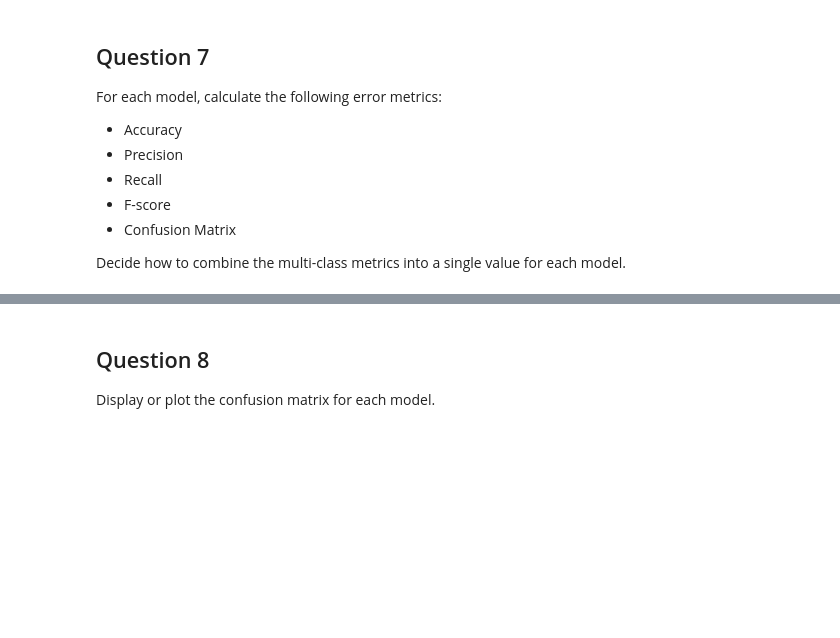
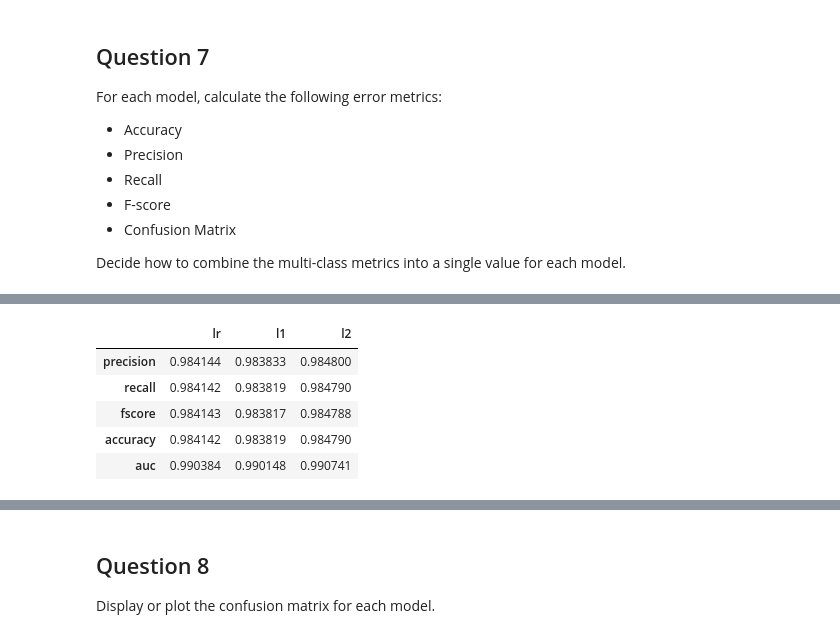
Before and after one commit to HyosikMoon/Coursera, a Jupyter notebook: Machine_Learning/Course3_Supervised_Machine_Learning_Classification/Logistic_Regression/03a_LAB_Logistic_Regression_Error_Metrics.ipynb, the cells around one changed output, grey strips where cells are left out. Saved outputs shown, nothing was run; the diff lists cells and outputs as text; code cells hidden in the pictures; blank space fills up the shorter version.

```diff
--- a/Machine_Learning/Course3_Supervised_Machine_Learning_Classification/Logistic_Regression/03a_LAB_Logistic_Regression_Error_Metrics.ipynb
+++ b/Machine_Learning/Course3_Supervised_Machine_Learning_Classification/Logistic_Regression/03a_LAB_Logistic_Regression_Error_Metrics.ipynb
@@ -560,19 +544,36 @@ Name: Activity, Length: 3090, dtype: int32
 # %%
 # Practice
 from sklearn.metrics import precision_recall_fscore_support as score
-from sklearn.metrics import confusion_matrix, accuracy_socre, roc_auc_score
+from sklearn.metrics import confusion_matrix, accuracy_score, roc_auc_score
 from sklearn.preprocessing import label_binarize
 
 metrics = list()
 cm = dict()
 
 for lab in coeff_labels:
-    precision, recall, fscore, _ = score(y_test, y_pred[lab], average='weigthed')
+    precision, recall, fscore, _ = score(y_test, y_pred[lab], average='weighted')
 
     accuracy = accuracy_score(y_test, y_pred[lab])
 
-    auc = roc_auc_score(label_binarize(y_test, classes=[0, 1, 2, 3, 4, 5]),
-                       labe)
+    auc = roc_auc_score(label_binarize(y_test, classes=[0,1,2,3,4,5]),
+                        label_binarize(y_pred[lab], classes=[0,1,2,3,4,5]),
+                        average='weighted')
+
+    cm[lab] = confusion
+
+    metrics.append(pd.Series({'precision':precision, 'recall':recall, 'fscore': fscore,
+                             'accuracy':accuracy, 'auc':auc}, name=lab))
+
+metrics = pd.concat(metrics, axis=1)
+metrics
+# coeff_labels
+# %% [output]
+|  | lr | l1 | l2 |
+| precision | 0.984144 | 0.983833 | 0.984800 |
+| recall | 0.984142 | 0.983819 | 0.984790 |
+| fscore | 0.984143 | 0.983817 | 0.984788 |
+| accuracy | 0.984142 | 0.983819 | 0.984790 |
+| auc | 0.990384 | 0.990148 | 0.990741 |
 # %%
 metrics
 ### END SOLUTION
```
Also changed, not shown: parts of 16 cells of this notebook, 2 other files.
